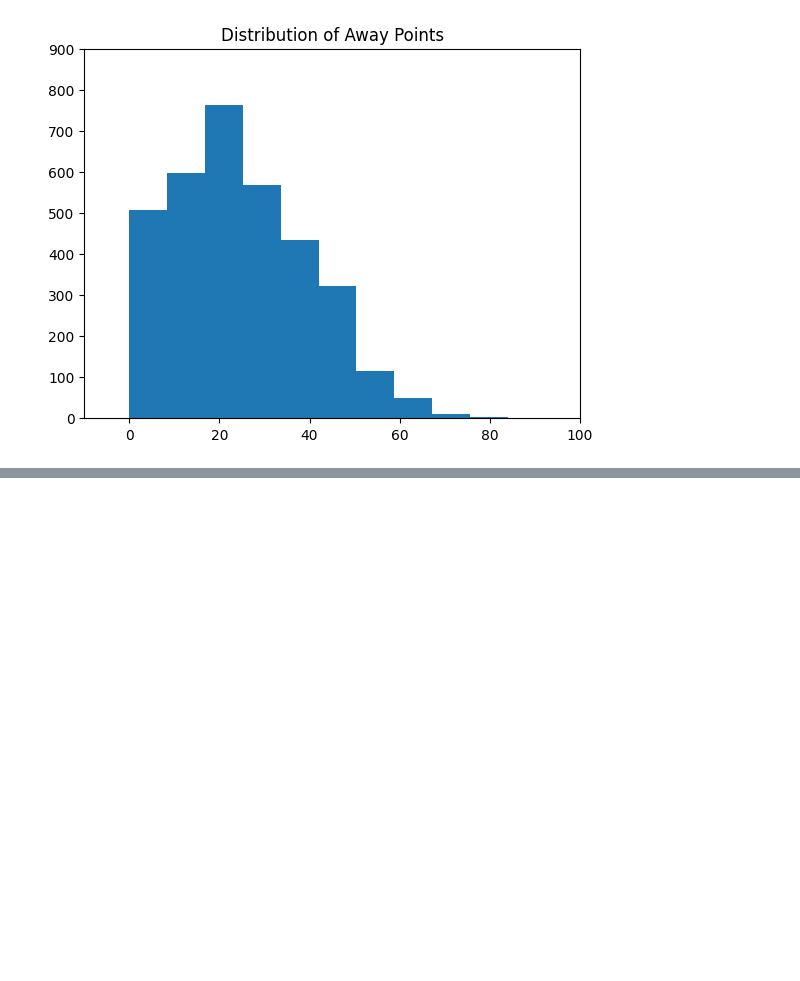
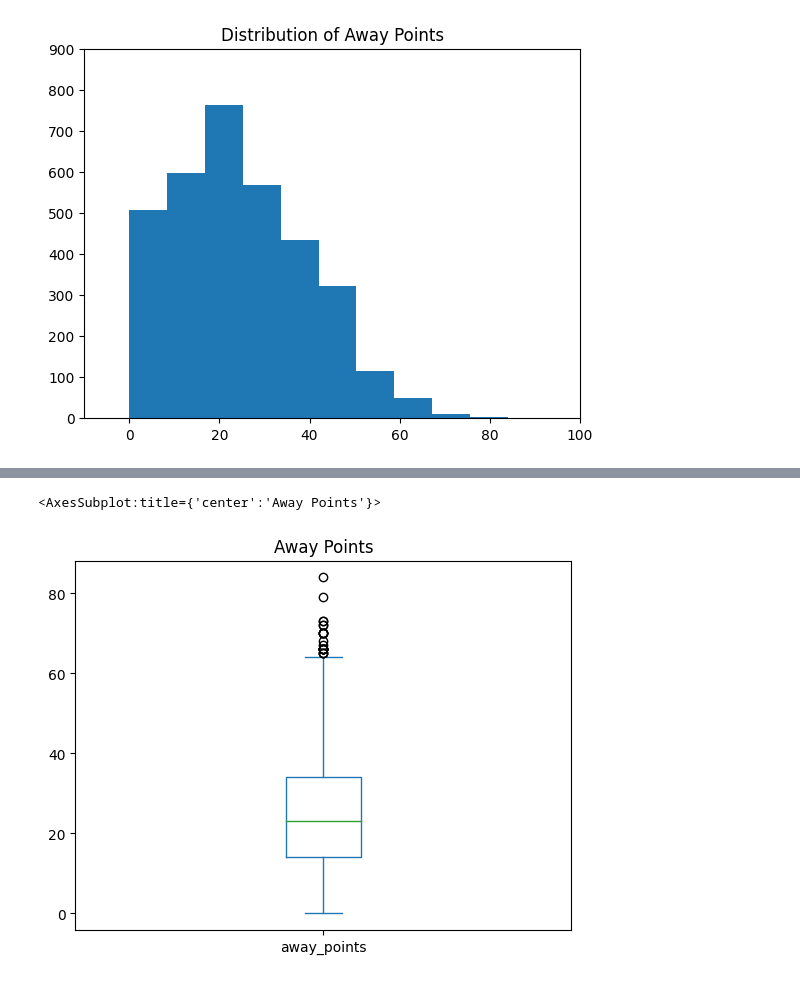
Before and after one commit to wjurden/college-football-project, a Jupyter notebook: code/eda.ipynb, the cells around one changed output, grey strips where cells are left out. Saved outputs shown, nothing was run; the diff lists cells and outputs as text; code cells hidden in the pictures; blank space fills up the shorter version.

```diff
--- a/code/eda.ipynb
+++ b/code/eda.ipynb
@@ -49,0 +64,6 @@ plt.ylim([0,900])
+# %%
+plt.title('Away Points')
+game_data['away_points'].plot(kind='box')
+# %% [output]
+<AxesSubplot:title={'center':'Away Points'}>
+[figure, added]
```
Also changed, not shown: parts of 2 cells of this notebook.
